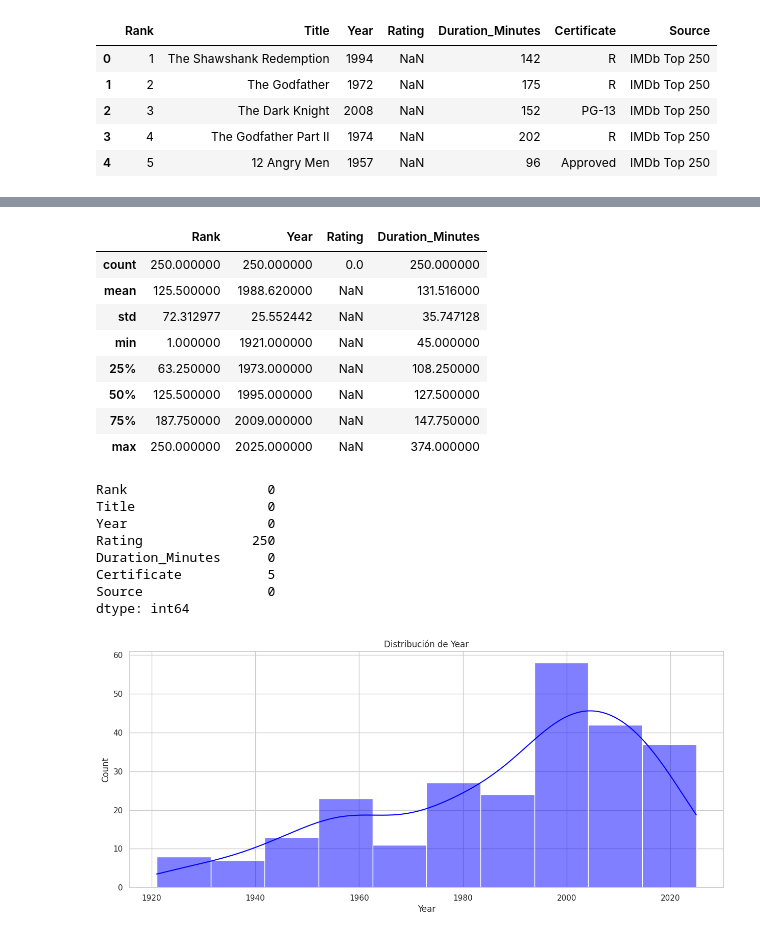
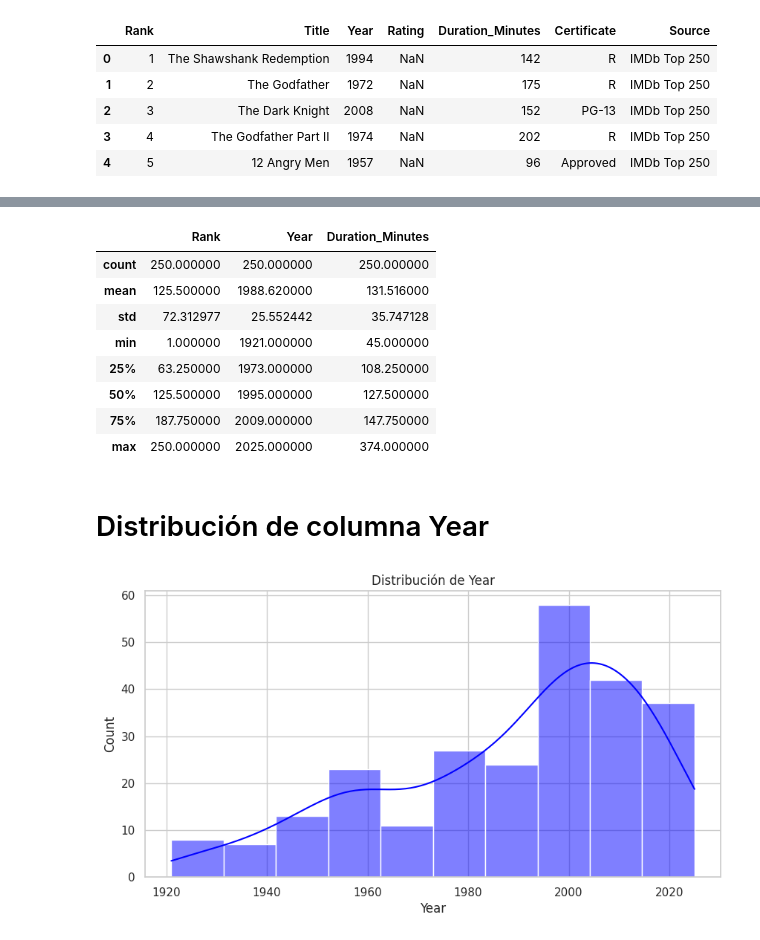
Before and after one commit to nbarrazae/Kaggle-Repo, a Jupyter notebook: eda-top-250-imdb-movie-dataset.ipynb, the cells around one changed output, grey strips where cells are left out. Cells and saved outputs as stored; diff of their text form; code cells hidden in the pictures.

```diff
--- a/eda-top-250-imdb-movie-dataset.ipynb
+++ b/eda-top-250-imdb-movie-dataset.ipynb
@@ -57,0 +78,3 @@ memory usage: 13.8+ KB
+# %%
+# Elimina la columna Rating
+df = df.drop('Rating',axis=1)
@@ -57,0 +92,4 @@ memory usage: 13.8+ KB
+# %%
+df['Certificate'] = df['Certificate'].fillna('Non-Certificate')
+no_cert = df[df['Certificate'] == 'Non-Certificate']
+print(no_cert)
@@ -59,34 +126,24 @@ memory usage: 13.8+ KB
 # Estadísticas básicas (media, máximo, mínimo)
 df.describe()
 # %% [output]
-|  | Rank | Year | Rating | Duration_Minutes |
-| count | 250.000000 | 250.000000 | 0.0 | 250.000000 |
-| mean | 125.500000 | 1988.620000 | NaN | 131.516000 |
-| std | 72.312977 | 25.552442 | NaN | 35.747128 |
-| min | 1.000000 | 1921.000000 | NaN | 45.000000 |
-| 25% | 63.250000 | 1973.000000 | NaN | 108.250000 |
-| 50% | 125.500000 | 1995.000000 | NaN | 127.500000 |
-| 75% | 187.750000 | 2009.000000 | NaN | 147.750000 |
-| max | 250.000000 | 2025.000000 | NaN | 374.000000 |
+|  | Rank | Year | Duration_Minutes |
+| count | 250.000000 | 250.000000 | 250.000000 |
+| mean | 125.500000 | 1988.620000 | 131.516000 |
+| std | 72.312977 | 25.552442 | 35.747128 |
+| min | 1.000000 | 1921.000000 | 45.000000 |
+| 25% | 63.250000 | 1973.000000 | 108.250000 |
+| 50% | 125.500000 | 1995.000000 | 127.500000 |
+| 75% | 187.750000 | 2009.000000 | 147.750000 |
+| max | 250.000000 | 2025.000000 | 374.000000 |
-# %%
-# ¿Cuántos datos faltan?
-print(df.isnull().sum())
-# %% [output]
-Rank                  0
-Title                 0
-Year                  0
-Rating              250
-Duration_Minutes      0
-Certificate           5
-Source                0
-dtype: int64
+# %% [markdown]
+# Distribución de columna Year
 # %%
-plt.figure(figsize=(15, 6))
+plt.figure(figsize=(10, 5))
 sns.histplot(df['Year'], kde=True, color='blue')
 plt.title('Distribución de Year')
 plt.show()
 # %% [output]
-[figure, old version]
+[figure, new version]
 # %%
 plt.figure(figsize=(10, 6))
 sns.histplot(df['Duration_Minutes'], kde=True, color='blue')
```
Also changed, not shown: parts of 10 cells of this notebook.
